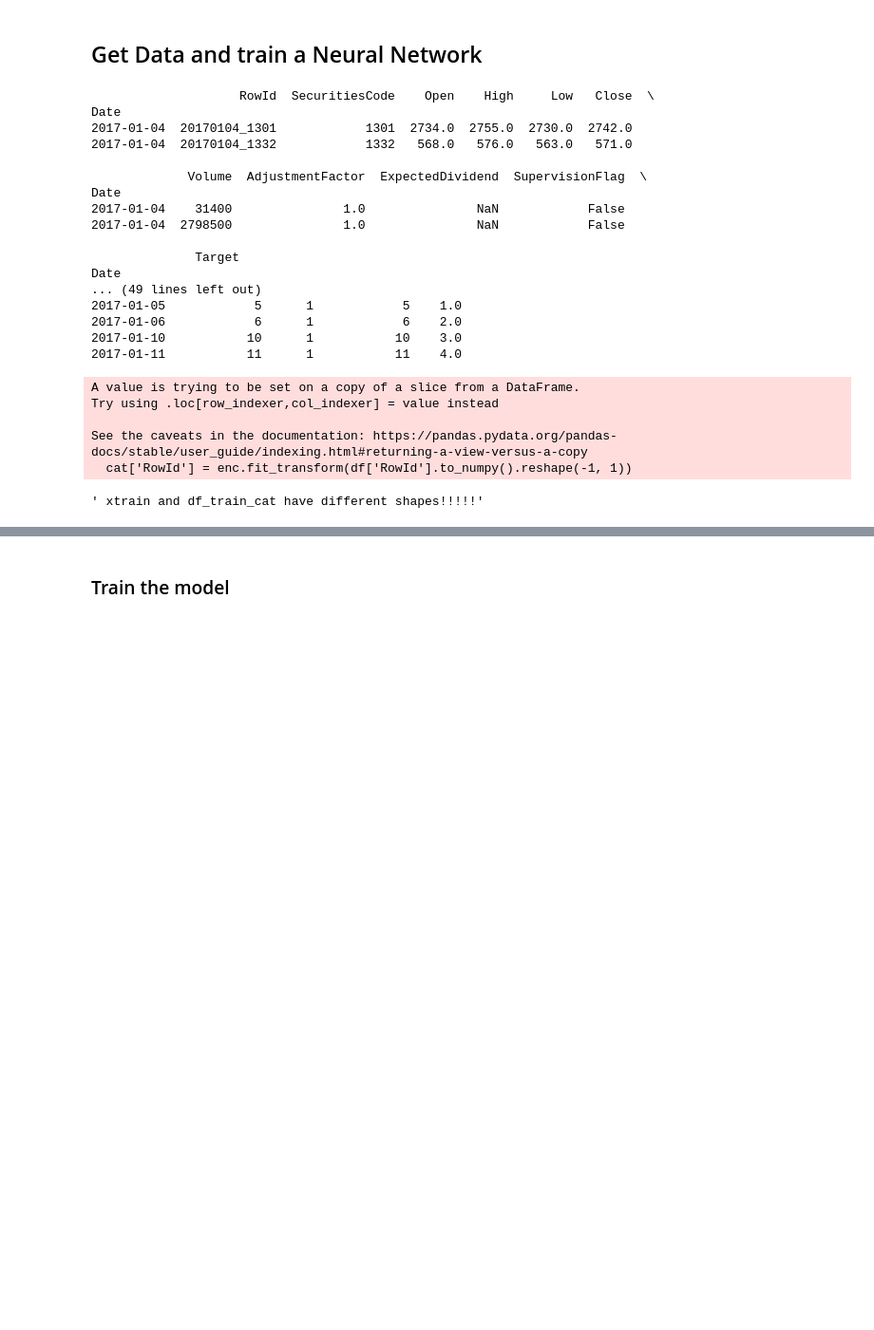
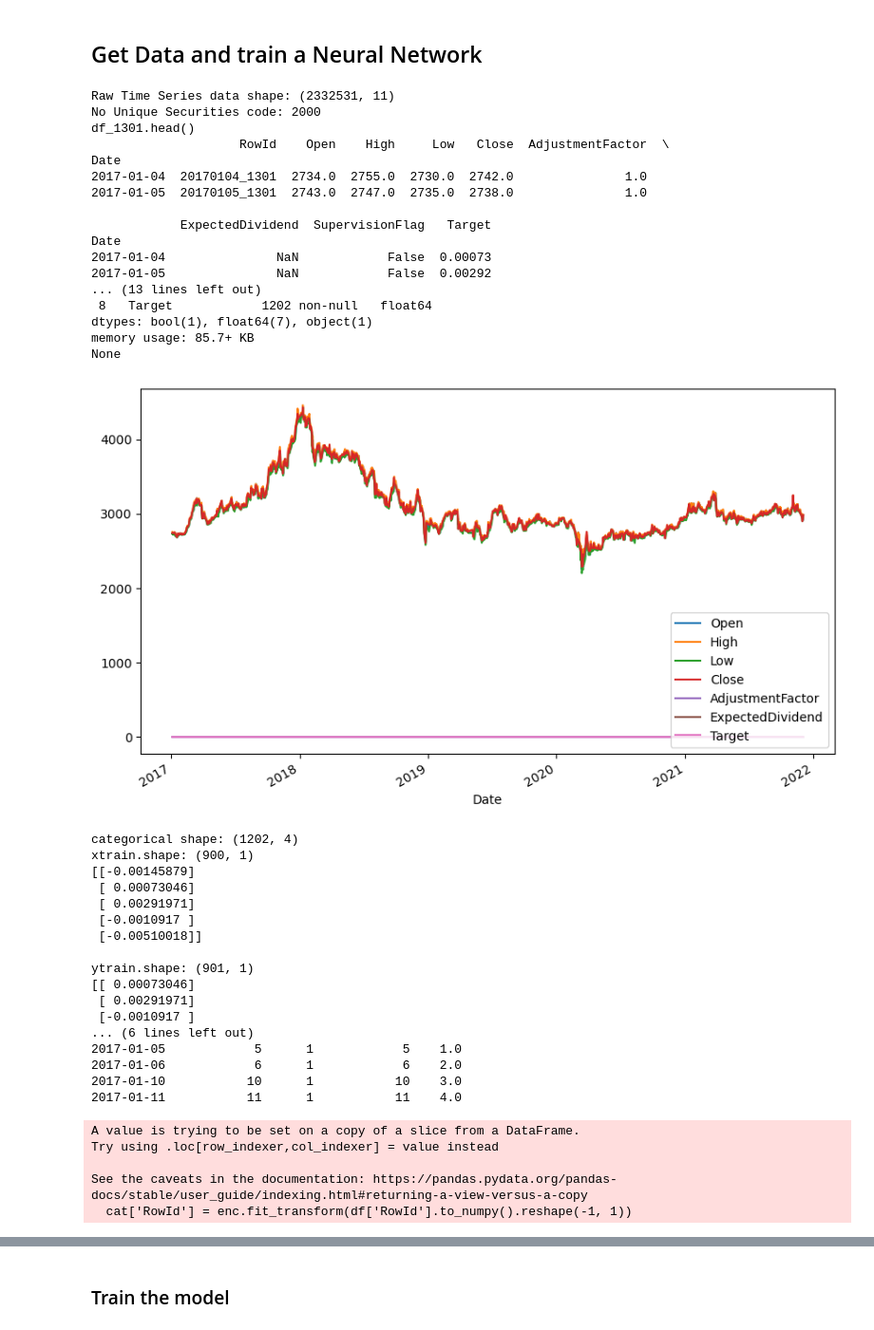
Before and after one commit to gilberto-BE/TokyoStockEx, a Jupyter notebook: notebooks/ML 1 + cat-features STOCK.ipynb, the cells around one changed output, grey strips where cells are left out. Shown: that part at 95% size. Saved outputs shown, nothing was run; the diff lists cells and outputs as text; code cells hidden in the pictures; blank space fills up the shorter version.

```diff
--- a/notebooks/ML 1 + cat-features STOCK.ipynb
+++ b/notebooks/ML 1 + cat-features STOCK.ipynb
@@ -40,24 +79,7 @@ Global seed set to 42
 ##  Get Data and train a Neural Network
 # %%
 
-computer_name1 = 'gilbe'
-computer_name2 = 'Gilberto-BE'
 
-ROOT_PATH = f'c:/Users/{computer_name1}/Documents/TokyoData'
-
-
-'/kaggle/input/jpx-tokyo-stock-exchange-prediction/train_files/financials.csv'
-'/train_files/trades.csv'
-
-train_df = pd.read_csv(f'{ROOT_PATH}/train_files/stock_prices.csv')
-train_df['Date'] = pd.to_datetime(train_df['Date'])
-train_df.set_index('Date', inplace=True)
-# train_df = date_features(train_df)
-print(train_df.head(2))
-
-train_options = pd.read_csv(f'{ROOT_PATH}/train_files/options.csv', low_memory=False)
-train_financials = pd.read_csv(f'{ROOT_PATH}/train_files/financials.csv', low_memory=False)
-train_trades = pd.read_csv(f'{ROOT_PATH}/train_files/trades.csv', low_memory=False)
 
 print('Raw Time Series data shape:', train_df.shape)
 print('No Unique Securities code:', train_df['SecuritiesCode'].nunique())
@@ -67,54 +89,74 @@ df_1301 = train_df[train_df['SecuritiesCode'] == 1301].drop(['SecuritiesCode', '
 print('df_1301.head()')
 print(df_1301.head(2))
 print(df_1301.info())
+
+df_1301.plot(figsize=(10, 6));
+plt.show();
 
 df_1301 = date_features(df_1301)
 
 
 """
 Add RowId as extra catcol.
 """
 # cont, cat = cont_cat_split(df_1301, 'int64')
 cat_cols = ['day_of_year', 'month', 'day_of_week', 'RowId']
 cont, cat = cont_cat_split(df_1301, cat_cols=cat_cols)
 print('categorical shape:', cat.shape)
 
 df_train_cat, df_val_cat = ts_split(cat)
 df_train, df_val = ts_split(cont)
 
 xtrain, ytrain = preprocess(df_train, 'Target', 1, continous_cols=['Close'])
 xval, yval = preprocess(df_val, 'Target', 1, continous_cols=['Close'])
 
 print('xtrain.shape:', xtrain.shape)
 print(xtrain[:5])
 print()
 print('ytrain.shape:', ytrain.shape)
 print(ytrain[:5])
 print('df_train_cat.shape:', df_train_cat.shape)
 print(df_train_cat.head())
 
 """ xtrain and df_train_cat have different shapes!!!!!"""
 # %% [output]
-                    RowId  SecuritiesCode    Open    High     Low   Close  \
+Raw Time Series data shape: (2332531, 11)
+No Unique Securities code: 2000
+df_1301.head()
+                    RowId    Open    High     Low   Close  AdjustmentFactor  \
 Date
-2017-01-04  20170104_1301            1301  2734.0  2755.0  2730.0  2742.0
-2017-01-04  20170104_1332            1332   568.0   576.0   563.0   571.0
+2017-01-04  20170104_1301  2734.0  2755.0  2730.0  2742.0               1.0
+2017-01-05  20170105_1301  2743.0  2747.0  2735.0  2738.0               1.0
 
-             Volume  AdjustmentFactor  ExpectedDividend  SupervisionFlag  \
+            ExpectedDividend  SupervisionFlag   Target
 Date
-2017-01-04    31400               1.0               NaN            False
-2017-01-04  2798500               1.0               NaN            False
-
-              Target
-Date
-... (49 lines left out)
-2017-01-05            5      1            5    1.0
-2017-01-06            6      1            6    2.0
-2017-01-10           10      1           10    3.0
-2017-01-11           11      1           11    4.0
+2017-01-04               NaN            False  0.00073
+2017-01-05               NaN            False  0.00292
+... (13 lines left out)
+ 8   Target            1202 non-null   float64
+dtypes: bool(1), float64(7), object(1)
+memory usage: 85.7+ KB
+None
+[figure, added]
-A value is trying to be set on a copy of a slice from a DataFrame.
-Try using .loc[row_indexer,col_indexer] = value instead
+categorical shape: (1202, 4)
+xtrain.shape: (900, 1)
+[[-0.00145879]
+ [ 0.00073046]
+ [ 0.00291971]
+ [-0.0010917 ]
+ [-0.00510018]]
 
-See the caveats in the documentation: https://pandas.pydata.org/pandas-docs/stable/user_guide/indexing.html#returning-a-view-versus-a-copy
-  cat['RowId'] = enc.fit_transform(df['RowId'].to_numpy().reshape(-1, 1))
+ytrain.shape: (901, 1)
+[[ 0.00073046]
+ [ 0.00291971]
+ [-0.0010917 ]
+... (6 lines left out)
+2017-01-05            5      1            5    1.0
+2017-01-06            6      1            6    2.0
+2017-01-10           10      1           10    3.0
+2017-01-11           11      1           11    4.0
-' xtrain and df_train_cat have different shapes!!!!!'
+A value is trying to be set on a copy of a slice from a DataFrame.
+Try using .loc[row_indexer,col_indexer] = value instead
+
+See the caveats in the documentation: https://pandas.pydata.org/pandas-docs/stable/user_guide/indexing.html#returning-a-view-versus-a-copy
+  cat['RowId'] = enc.fit_transform(df['RowId'].to_numpy().reshape(-1, 1))
```
Also changed, not shown: parts of 4 cells of this notebook, 1 other file.
